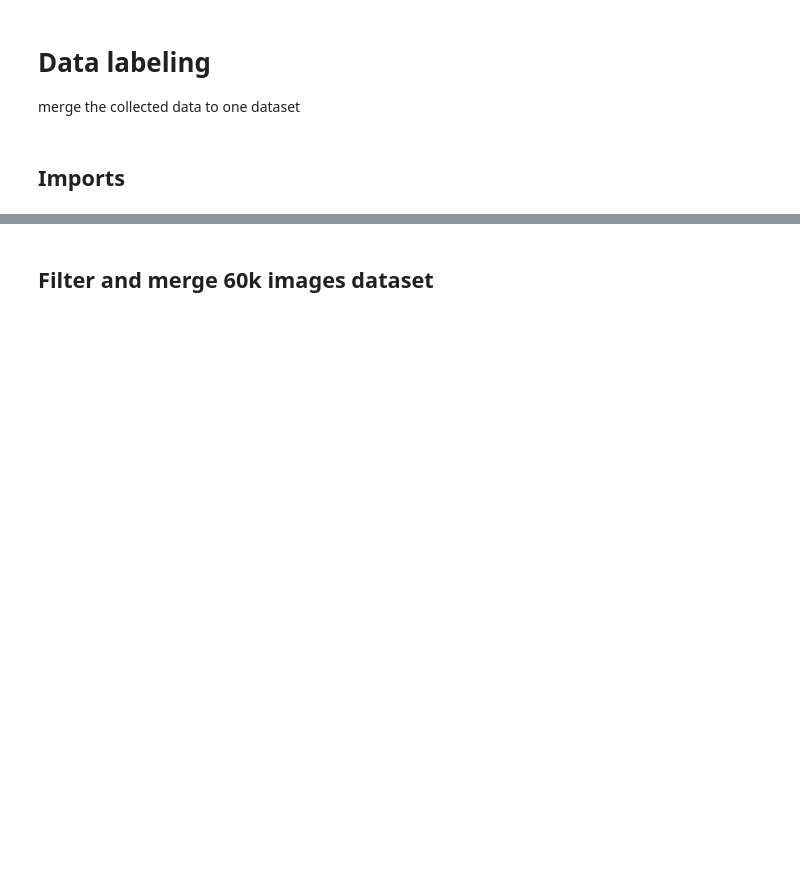
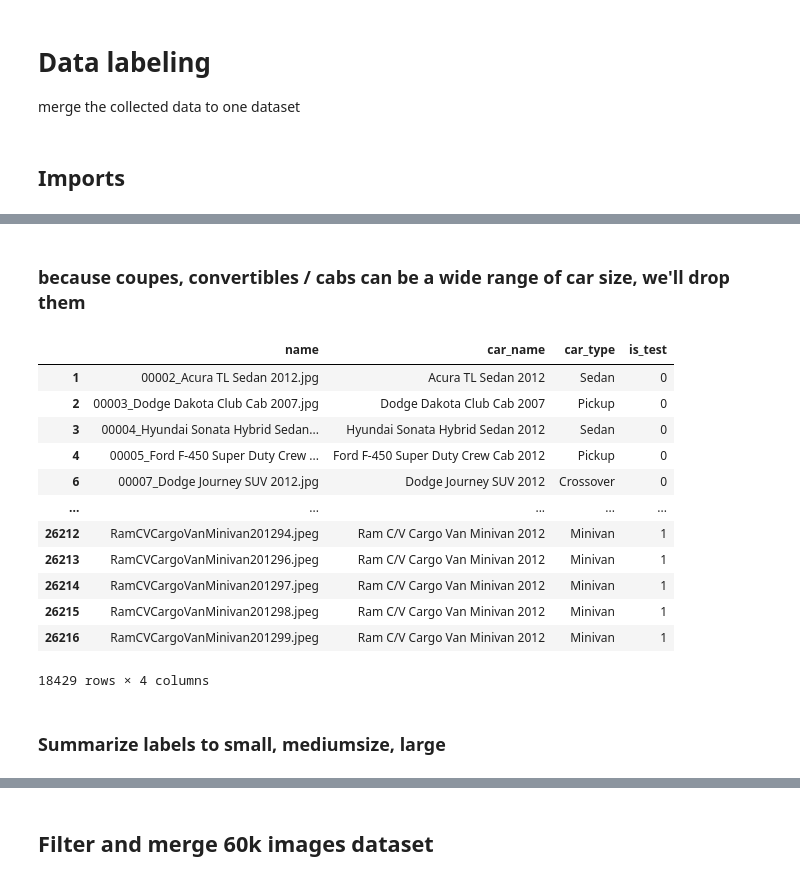
Before and after one commit to MrChriwo/car-body-prediction, a Jupyter notebook: services/data_labeling/Data_labeling.ipynb, the cells around one changed output, grey strips where cells are left out. Cells and saved outputs as stored; diff of their text form; code cells hidden in the pictures; blank space fills up the shorter version.

```diff
--- a/services/data_labeling/Data_labeling.ipynb
+++ b/services/data_labeling/Data_labeling.ipynb
@@ -15,0 +59,22 @@ import traceback
+# %% [markdown]
+### because coupes, convertibles / cabs can be a wide range of car size, we'll drop them
+# %%
+cuts = ["Coupe", "Convertible", "Cab"]
+new_labels_df = final_df[~final_df["car_type"].isin(cuts)]
+new_labels_df
+# %% [output]
+|  | name | car_name | car_type | is_test |
+| 1 | 00002_Acura TL Sedan 2012.jpg | Acura TL Sedan 2012 | Sedan | 0 |
+| 2 | 00003_Dodge Dakota Club Cab 2007.jpg | Dodge Dakota Club Cab 2007 | Pickup | 0 |
+| 3 | 00004_Hyundai Sonata Hybrid Sedan... | Hyundai Sonata Hybrid Sedan 2012 | Sedan | 0 |
+| 4 | 00005_Ford F-450 Super Duty Crew ... | Ford F-450 Super Duty Crew Cab 2012 | Pickup | 0 |
+| 6 | 00007_Dodge Journey SUV 2012.jpg | Dodge Journey SUV 2012 | Crossover | 0 |
+| ... | ... | ... | ... | ... |
+| 26212 | RamCVCargoVanMinivan201294.jpeg | Ram C/V Cargo Van Minivan 2012 | Minivan | 1 |
+| 26213 | RamCVCargoVanMinivan201296.jpeg | Ram C/V Cargo Van Minivan 2012 | Minivan | 1 |
+| 26214 | RamCVCargoVanMinivan201297.jpeg | Ram C/V Cargo Van Minivan 2012 | Minivan | 1 |
+| 26215 | RamCVCargoVanMinivan201298.jpeg | Ram C/V Cargo Van Minivan 2012 | Minivan | 1 |
+| 26216 | RamCVCargoVanMinivan201299.jpeg | Ram C/V Cargo Van Minivan 2012 | Minivan | 1 |
+18429 rows × 4 columns
+# %% [markdown]
+### Summarize labels to small, mediumsize, large
```
Also changed, not shown: parts of 10 cells of this notebook, 1 other file.
